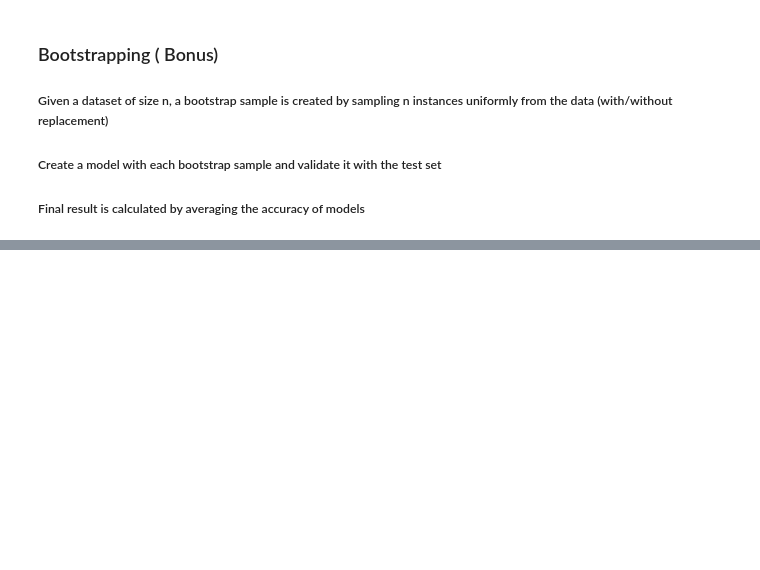
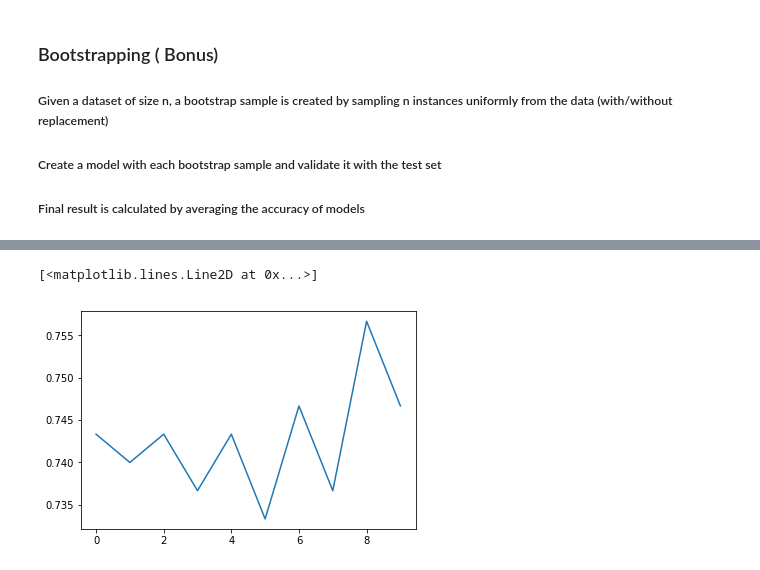
Before and after one commit to Code-Trees/Towards-Data-science, a Jupyter notebook: R4_External_Lab_Validation_Accuracy.ipynb, the cells around one changed output, grey strips where cells are left out. Drawn from its saved outputs; the diff is of its cells as text; code cells hidden in the pictures; blank space fills up the shorter version.

```diff
--- a/R4_External_Lab_Validation_Accuracy.ipynb
+++ b/R4_External_Lab_Validation_Accuracy.ipynb
@@ -366,0 +367,12 @@ import
+# %%
+bootstrap_iteration1 = list(range(0,10))
+bootstrap_iteration2 = list(range(0,10))
+accuracy = []
+acc1 = []
+
+for i in bootstrap_iteration1:
+    boost =AdaBoostClassifier(base_estimator=model_RF,n_estimators=50)
+    boost.fit(x_train,y_train)
+    acc = accuracy_score(y_test,boost.predict(x_test))
+    accuracy.append(acc)
+print (accuracy)
@@ -366,0 +471,5 @@ import
+# %%
+plt.plot(accuracy)
+# %% [output]
+[<matplotlib.lines.Line2D at 0x...>]
+[figure, added]
```
Also changed, not shown: parts of 13 cells of this notebook.
